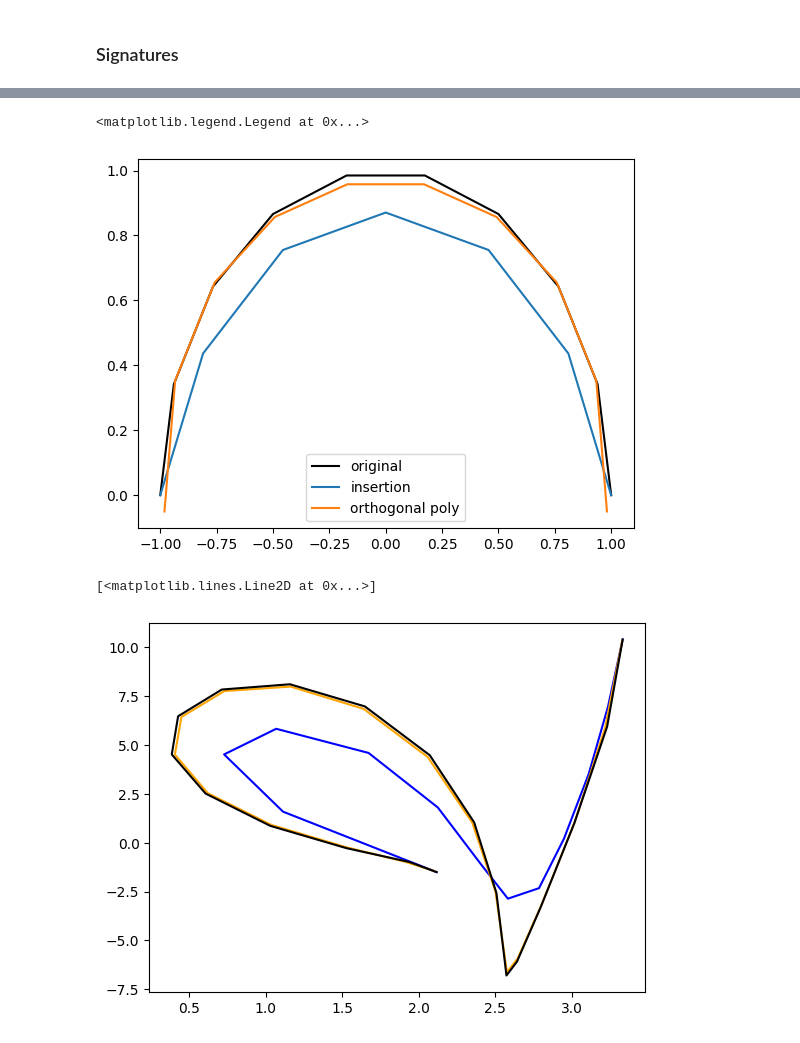
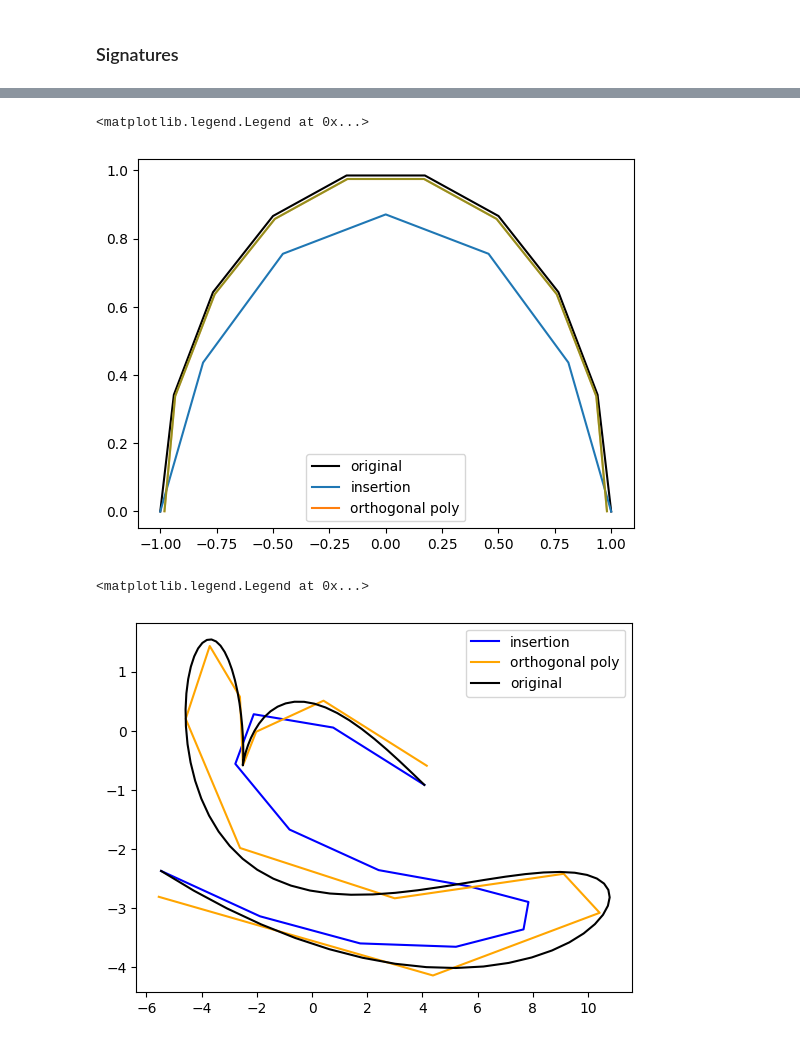
Before and after one commit to Zhuoyue-Huang/M3R-signature-inversion, a Jupyter notebook: siginversion_demo.ipynb, the cells around one changed output, grey strips where cells are left out. Drawn from its saved outputs; the diff is of its cells as text; code cells hidden in the pictures.

Commit message:
inversion now suitable for multi dimensional paths

```diff
--- a/siginversion_demo.ipynb
+++ b/siginversion_demo.ipynb
@@ -136,6 +137,6 @@ N = 15
 
 # inversion via legendre
 inv1 = Sig2path(pdf_l, t_grid=t_grid)
-rec = inv1.recover(t_grid, example_path(t_grid), N)
+rec = inv1.path2path(t_grid, example_path(t_grid), N)
 # %%
 a_arr = inv1.poly_class.a(example_path, N)
@@ -167,7 +168,7 @@ pointwise_sig = np.zeros_like(t_grid)
 for i, t in enumerate(t_grid):
     inv2 = Sig2path(pdf_hermite, margs=[t, 0.05])
     pointwise_poly[i] = inv2.poly_class.path_eval(t, example_path, pointwise_order)
-    pointwise_sig[i] = inv2.recover(t, example_path(t_grid), pointwise_order)
+    pointwise_sig[i] = inv2.path2path(t, example_path(t_grid), pointwise_order)
     # a_arr = inv2.poly_class.a(example_path, pointwise_order)
     # a_sig = np.array([inv2._a_sig(inv2.sig(example_path(t_grid), pointwise_order), n) for n in range(pointwise_order)])
     # print(a_arr-a_sig)
@@ -185,7 +187,8 @@ plt.tight_layout()
 # %%
+## Insertion
 # Create a path consisting in a half circle
-time = torch.linspace(0, 1, 10)
-path = torch.stack([torch.cos(np.pi * time), torch.sin(np.pi * time)]).T.unsqueeze(0)
+t_grid = torch.linspace(0, 1, 10)
+path = torch.stack([torch.cos(np.pi * t_grid), torch.sin(np.pi * t_grid)]).T.unsqueeze(0)
 
 # Compute the signature
 depth = 6
@@ -193,5 +196,5 @@ signature = signatory.signature(path, depth)
 
 # Reconstruct the path by inverting the signature
 reconstructed_signatory = signatory.invert_signature(signature, depth, path.shape[2], initial_position=path[:, 0, :])
-print(reconstructed_signatory.shape)
+path.shape
 # %% [output]
@@ -199,6 +202,6 @@ torch.Size([1, 7, 2])
 # %%
 # inversion via legendre
-inv1 = Sig2path(pdf_l, t_grid=np.array(time))
-rec = np.zeros((2, len(time)))
-rec[0] = inv1.recover(np.array(time), np.array(path)[0, :, 0], depth-2) + np.array(path)[0, 0, 0]
-rec[1] = inv1.recover(np.array(time), np.array(path)[0, :, 1], depth-2) + np.array(path)[0, 0, 1]
+inv1 = Sig2path(pdf_l, t_grid=np.array(t_grid))
+rec1 = np.zeros((len(t_grid), 2))
+rec1[:, 0] = inv1.path2path(np.array(t_grid), np.array(path)[0, :, 0], depth-2) + np.array(path)[0, 0, 0]
+rec1[:, 1] = inv1.path2path(np.array(t_grid), np.array(path)[0, :, 1], depth-2) + np.array(path)[0, 0, 1]
@@ -205,38 +212,57 @@ rec[1] = inv1.recover(np.array(time), np.array(path)[0, :, 1], depth-2) + np.arr
 # %%
 plt.plot(path[0, :, 0], path[0, :, 1], color='black', label='original')
 plt.plot(reconstructed_signatory[0, :, 0], reconstructed_signatory[0, :, 1], label='insertion')
-plt.plot(rec[0], rec[1], label='orthogonal poly')
+plt.plot(rec1[:, 0], rec1[:, 1], label='orthogonal poly')
+plt.plot(rec2[:, 0], rec2[:, 1], alpha=0.5)
 plt.legend()
 # %% [output]
 <matplotlib.legend.Legend at 0x...>
-[figure, old version]
+[figure, new version]
 # %%
-sample_num = 20
+sample_num = 10
 max_depth = 12
-errors = np.zeros((3, max_depth-2))
-time = np.linspace(0, 1, 20)
+t_grid = np.linspace(0, 1, 100)
+
+errors = np.zeros((2, max_depth-2))
+time_cost = np.zeros((2, max_depth-2))
+
+func_list = []
+for _ in range(sample_num):
+    func_list.append([random_trig_generator(np.random.randint(1, 10000)), random_trig_generator(np.random.randint(1, 10000))])
+
 for depth in tqdm(range(3, max_depth+1)):
     t = np.linspace(0, 1, depth+1)
     for i in range(sample_num):
-        func1 = random_trig_generator(np.random.randint(1, 10000))
-        func2 = random_trig_generator(np.random.randint(1, 10000))
-        path = np.stack([func1(time), func2(time)], axis=1)
-        signature = signatory.signature(torch.tensor(path).unsqueeze(0), depth)
-        recon_insertion = signatory.invert_signature(signature, depth, path.shape[1], initial_position=torch.tensor(path[0, :]).unsqueeze(0))
-        errors[0, depth-3] += mean_squared_error(np.stack([func1(t), func2(t)], axis=1), np.array(recon_insertion.squeeze(0)))
-        inv1 = Sig2path(pdf_l, t_grid=time)
-        rec = np.stack([inv1.recover(time, path[:, 0], depth-2) + path[0, 0],
-                        inv1.recover(time, path[:, 1], depth-2) + path[0, 1]], axis=1)
-        errors[1, depth-3] += mean_squared_error(path, rec)
+        func1, func2 = func_list[i]
+        path = np.c_[func1(t_grid), func2(t_grid)]
+        path_torch = torch.tensor(path).unsqueeze(0)
+        # insertion
+        signature = signatory.signature(path_torch, depth)
+        start = time.time()
+        recon_insertion = signatory.invert_signature(signature, depth, path_torch.shape[2], initial_position=path_torch[:, 0, :])
+        end = time.time()
+        errors[0, depth-3] += mean_squared_error(np.c_[func1(t), func2(t)], np.array(recon_insertion.squeeze(0)))
+        time_cost[0, depth-3] += end - start
+        # inversion via Legendre polynomials
+        inv1 = Sig2path(pdf_l, t_grid=t_grid, depth=depth)
+        sig = inv1.sig(path, depth)
+        start = time.time()
+        rec = inv1.sig2path(t, depth-2, sig=sig, dim=2) + path[0]
+        end = time.time()
+        errors[1, depth-3] += mean_squared_error(np.c_[func1(t), func2(t)], rec)
+        time_cost[1, depth-3] += end - start
+
 errors /= sample_num
+time_cost /= sample_num
 
-# visualsation
-plt.plot(np.array(recon_insertion.squeeze(0))[:, 0], np.array(recon_insertion.squeeze(0))[:, 1], color='blue')
-plt.plot(rec[:, 0], rec[:, 1], color='orange')
-plt.plot(path[:, 0], path[:, 1], color='black')
+# # visualsation
+plt.plot(np.array(recon_insertion.squeeze(0))[:, 0], np.array(recon_insertion.squeeze(0))[:, 1], color='blue', label='insertion')
+plt.plot(rec[:, 0], rec[:, 1], color='orange', label='orthogonal poly')
+plt.plot(path[:, 0], path[:, 1], color='black', label='original')
+plt.legend()
 # %% [output]
-[<matplotlib.lines.Line2D at 0x...>]
+<matplotlib.legend.Legend at 0x...>
-[figure, old version]
+[figure, new version]
 # %%
 plt.plot(range(3, max_depth+1), errors[0], label='insertion')
 plt.plot(range(3, max_depth+1), errors[1], label='orthogonal poly')
```
Also changed, not shown: parts of 25 cells of this notebook, 1 other file.
